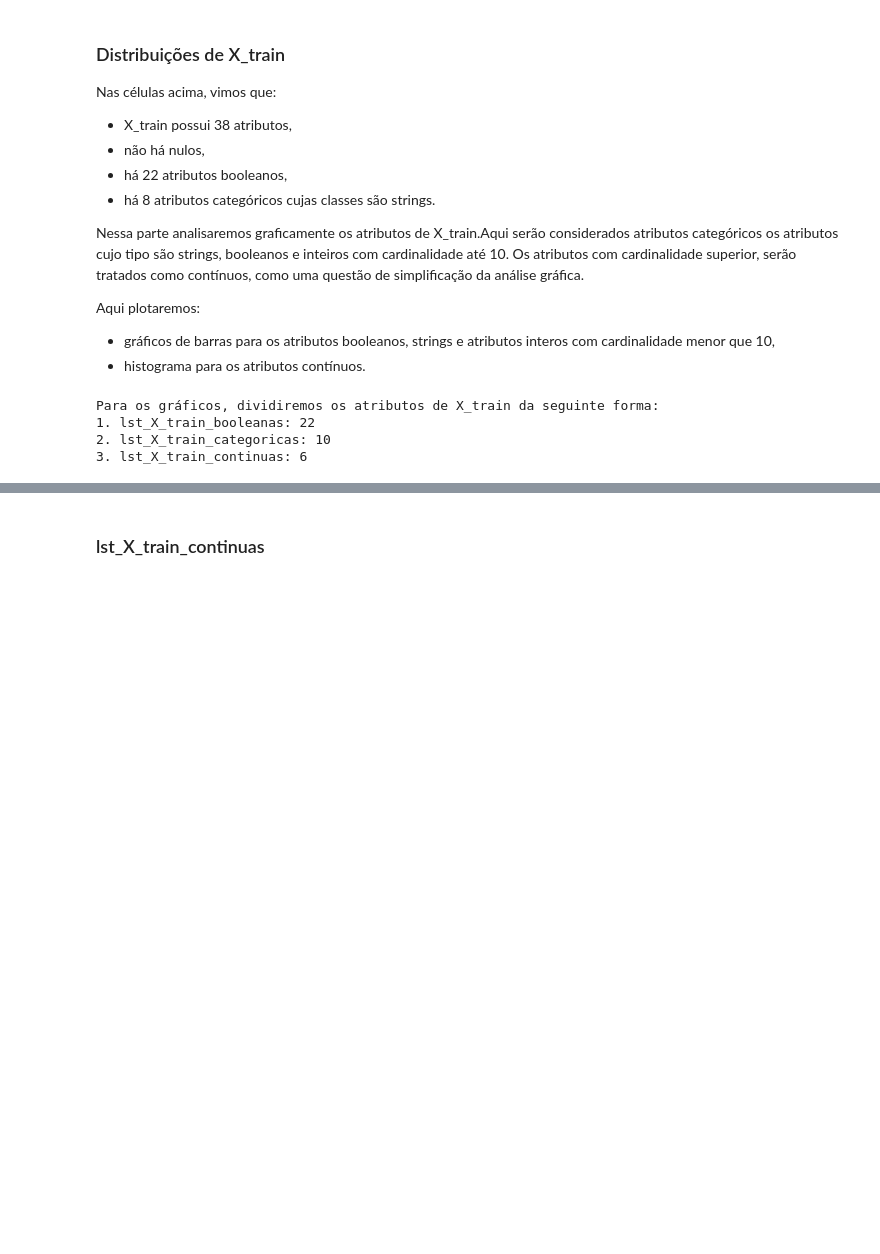
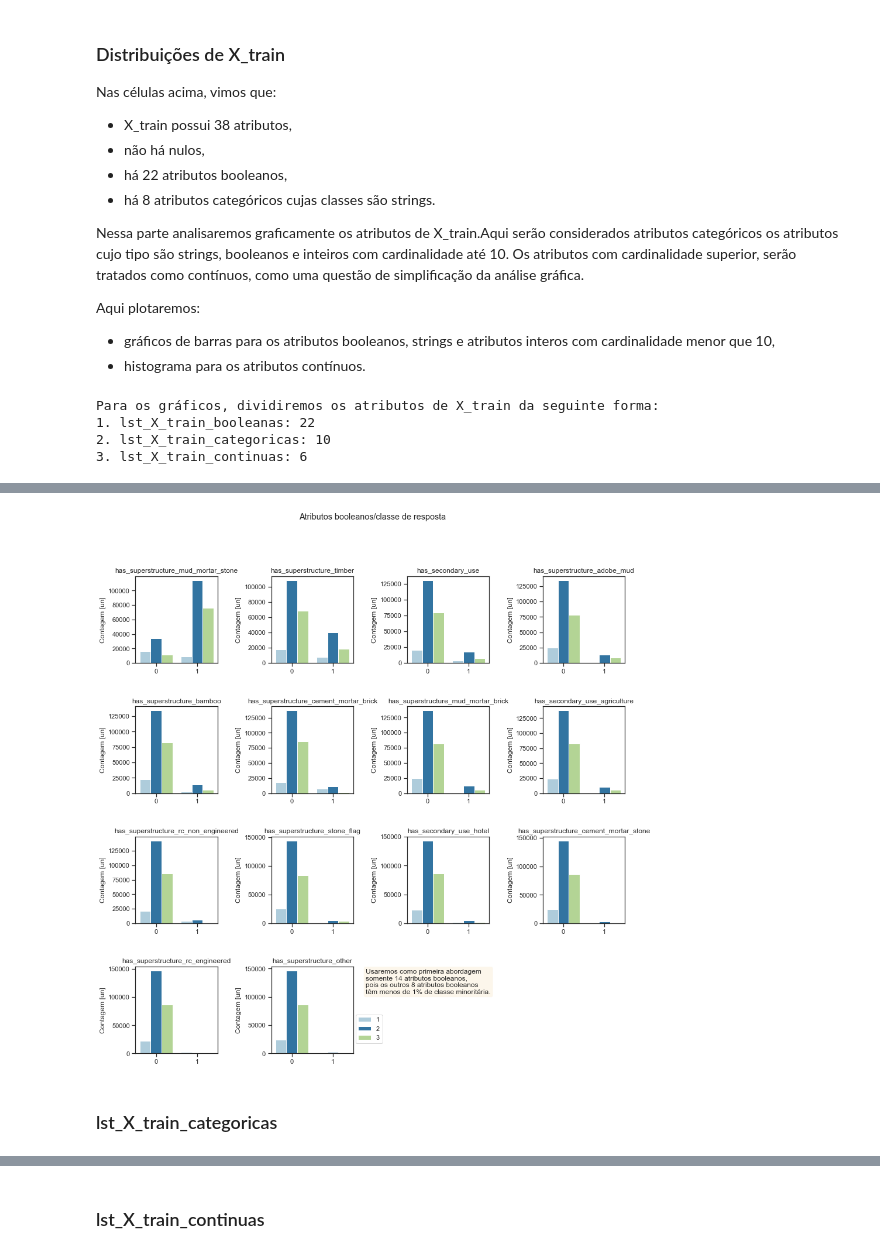
Before and after one commit to Carne-de-Pescoco/Modeling-Earthquake, a Jupyter notebook: notebooks/1_business_understanding_suto.ipynb, the cells around one changed output, grey strips where cells are left out. Drawn from its saved outputs; the diff is of its cells as text; code cells hidden in the pictures; blank space fills up the shorter version.

```diff
--- a/notebooks/1_business_understanding_suto.ipynb
+++ b/notebooks/1_business_understanding_suto.ipynb
@@ -104,0 +181,16 @@ Para os gráficos, dividiremos os atributos de X_train da seguinte forma:
+# %%
+df_atributos_booleanos = pd.concat([X_train[lst_X_train_booleanas], y_train], axis=1)
+
+lst_booleanos = []
+for i, feature in enumerate(df_atributos_booleanos.drop("damage_grade", axis=1).columns):
+    lst_booleanos.append(100*df_atributos_booleanos[feature].value_counts()/(df_atributos_booleanos[feature].value_counts().sum()))
+
+lst_booleanos = pd.DataFrame(lst_booleanos)
+lst_booleanos["Remover?"] = np.where((lst_booleanos[0]<1) | (lst_booleanos[1]<1), True, False)
+lst_booleanos.sort_values(by=["Remover?", 0], inplace=True)
+
+lst_X_train_booleanas = list(lst_booleanos[lst_booleanos["Remover?"]==False].index)
+print(f"""Usaremos como primeira abordagem somente {len(lst_X_train_booleanas)} atributos booleanos,
+pois os outros {len(lst_booleanos)-len(lst_X_train_booleanas)} atributos booleanos têm menos de 1% de classe minoritária.""")
+
+lst_booleanos
@@ -104,0 +217,39 @@ Para os gráficos, dividiremos os atributos de X_train da seguinte forma:
+# %%
+f = plt.figure(figsize=(15, 15))
+f.suptitle('Atributos booleanos/classe de resposta')
+sns.set_palette("Paired")
+# w = h = 1
+# widths = [w,w,w,w]
+# heights = [h,h,h,h]
+gs = f.add_gridspec(nrows=4, ncols=4, wspace=.65, hspace=.5
+#                     width_ratios=widths, height_ratios=heights
+                   );
+
+row = col = 0
+for i, feature in enumerate(lst_X_train_booleanas):
+    with sns.axes_style("ticks"):
+        ax = f.add_subplot(gs[row, col])
+        ax = sns.countplot(x=feature, hue="damage_grade", data=df_atributos_booleanos)
+        ax.set(title=feature, xlabel="", ylabel="Contagem [un]")
+        ax.get_legend().set_visible(False)
+        if (i+1)%4!=0:
+            col += 1
+        else:
+            col = 0
+            row+=1
+
+plt.legend(bbox_to_anchor=(1.35, 0.45),borderaxespad=0)
+
+textstr = f"""Usaremos como primeira abordagem
+somente {len(lst_X_train_booleanas)} atributos booleanos,
+pois os outros {len(lst_booleanos)-len(lst_X_train_booleanas)} atributos booleanos
+têm menos de 1% de classe minoritária."""
+
+props = dict(boxstyle='round', facecolor='wheat', alpha=0.25)
+
+ax.text(1.15, 0.975, textstr, transform=ax.transAxes, fontsize=12,
+        verticalalignment='top', bbox=props);
+# %% [output]
+[figure, added]
+# %% [markdown]
+### lst_X_train_categoricas
```
Also changed, not shown: parts of 21 cells of this notebook, 11 other files.
